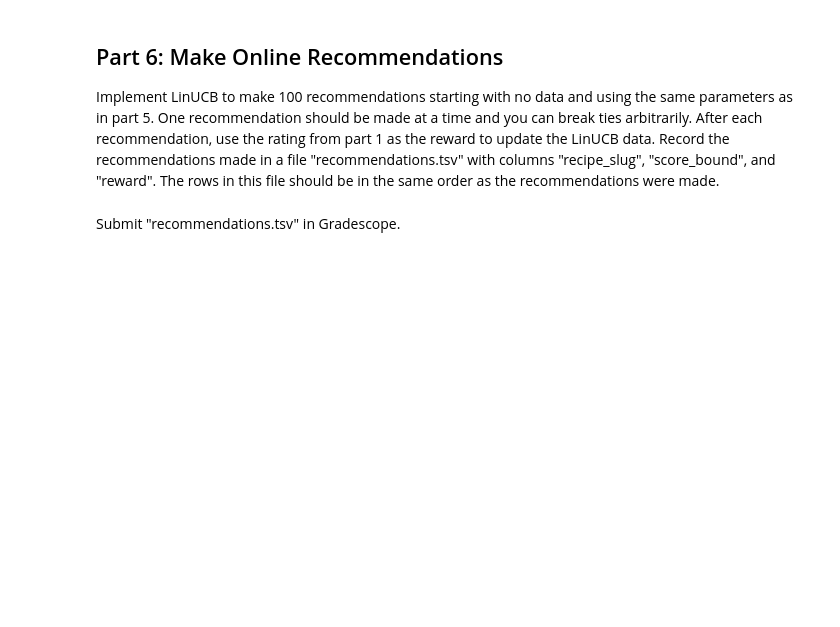
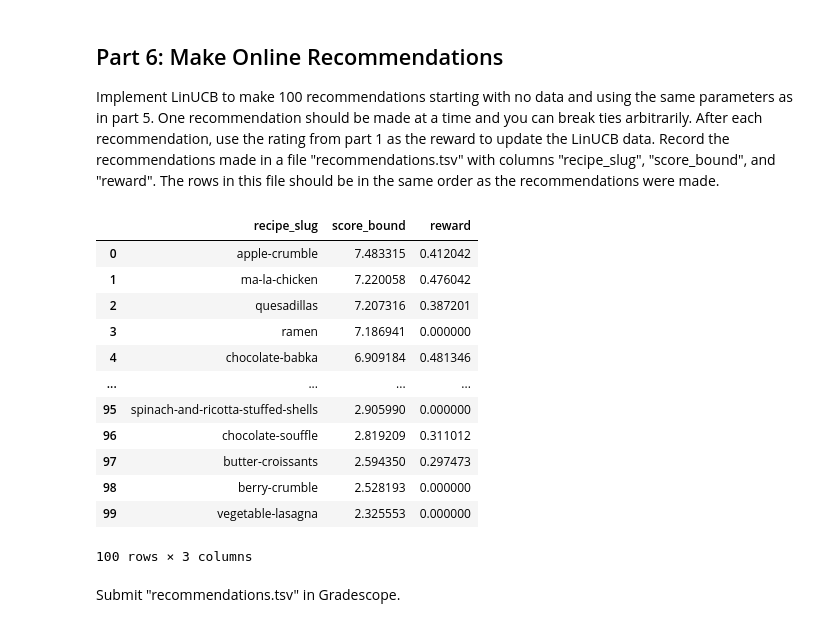
Before and after one commit to ethibaul/dx704-project-04, a Jupyter notebook: project.ipynb, the cells around one changed output. Drawn from its saved outputs; the diff is of its cells as text; code cells hidden in the pictures; blank space fills up the shorter version.

```diff
--- a/project.ipynb
+++ b/project.ipynb
@@ -399,0 +384,40 @@ picks
+# %%
+def make_recommendations(n=100, alpha=2.0):
+    r_lookup = ratings.set_index("recipe_slug")["rating"]
+
+    chosen = []
+    recs = []
+
+    for _ in range(min(n, len(features))):
+        bounds = calculate_bounds(recipe_choices=chosen, alpha=alpha)
+        bounds = bounds.loc[~bounds.index.isin(chosen)]
+
+        if bounds.empty:
+            break
+
+        best_slug = bounds["score_bound"].idxmax()
+        best_bound = float(bounds.loc[best_slug, "score_bound"])
+        reward = float(r_lookup.loc[best_slug])
+
+        recs.append({"recipe_slug": best_slug, "score_bound": best_bound, "reward": reward})
+        chosen.append(best_slug)
+
+    recs_df = pd.DataFrame(recs, columns=["recipe_slug", "score_bound", "reward"])
+    return recs_df
+# %%
+recommendations = make_recommendations(n=100, alpha=2.0)
+recommendations
+# %% [output]
+|  | recipe_slug | score_bound | reward |
+| 0 | apple-crumble | 7.483315 | 0.412042 |
+| 1 | ma-la-chicken | 7.220058 | 0.476042 |
+| 2 | quesadillas | 7.207316 | 0.387201 |
+| 3 | ramen | 7.186941 | 0.000000 |
+| 4 | chocolate-babka | 6.909184 | 0.481346 |
+| ... | ... | ... | ... |
+| 95 | spinach-and-ricotta-stuffed-shells | 2.905990 | 0.000000 |
+| 96 | chocolate-souffle | 2.819209 | 0.311012 |
+| 97 | butter-croissants | 2.594350 | 0.297473 |
+| 98 | berry-crumble | 2.528193 | 0.000000 |
+| 99 | vegetable-lasagna | 2.325553 | 0.000000 |
+100 rows × 3 columns
```
Also changed, not shown: parts of 2 cells of this notebook, 1 other file.
